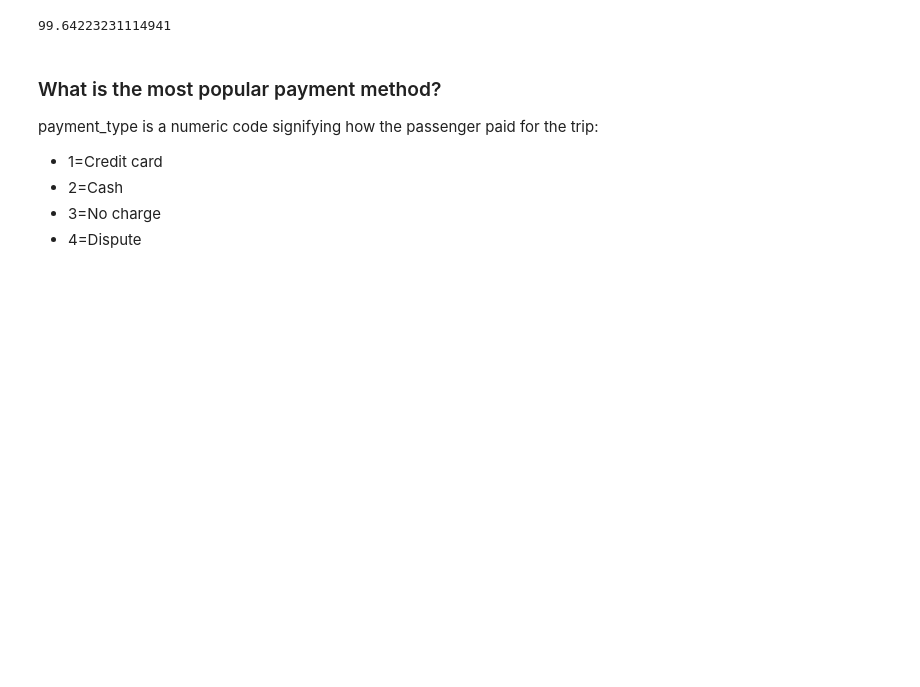
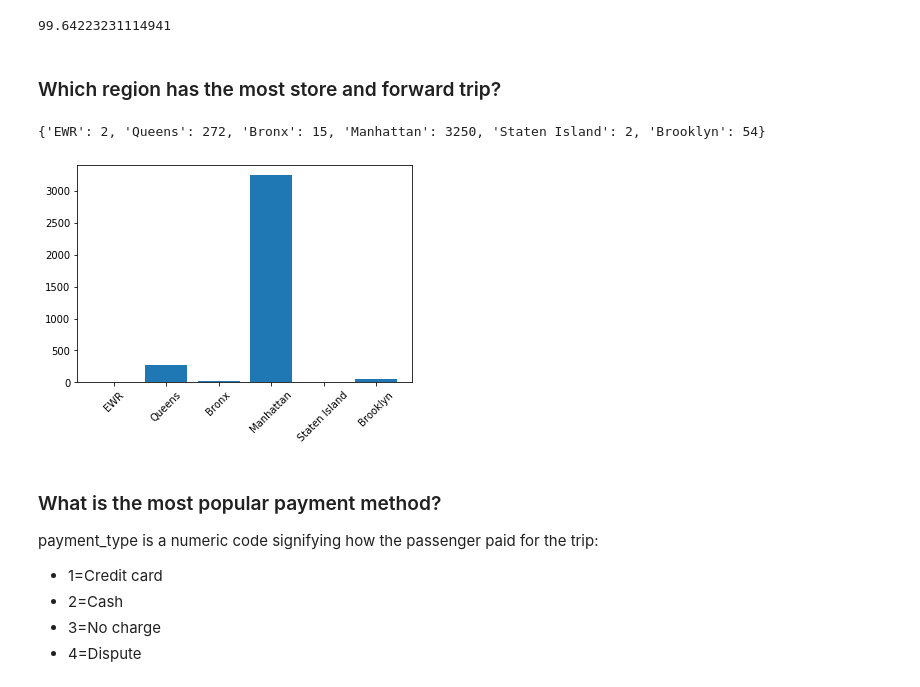
Before and after one commit to maliakber/algorithm-data-model-csc-501, a Jupyter notebook: source/assignment-2/assignment-2-jupnote.ipynb, the cells around one changed output. Saved outputs shown, nothing was run; the diff lists cells and outputs as text; code cells hidden in the pictures; blank space fills up the shorter version.

```diff
--- a/source/assignment-2/assignment-2-jupnote.ipynb
+++ b/source/assignment-2/assignment-2-jupnote.ipynb
@@ -39,9 +48,12 @@ Wall time: 7.51 s
 # %%
+taxiSample["pickup_date"] = taxiSample.tpep_pickup_datetime.dt.day
+taxiSample["pickup_dayofweek"] = taxiSample.tpep_pickup_datetime.dt.weekday
 taxiSample["pickup_weekday"] = taxiSample.tpep_pickup_datetime.dt.weekday_name
 taxiSample["pickup_hour"] = taxiSample.tpep_pickup_datetime.dt.hour
 taxiSample["pickup_month"] = taxiSample.tpep_pickup_datetime.dt.month
 taxiSample["pickup_year"] = taxiSample.tpep_pickup_datetime.dt.year
 # %%
+taxiSample["dropoff_date"] = taxiSample.tpep_dropoff_datetime.dt.day
 taxiSample["dropoff_weekday"] = taxiSample.tpep_dropoff_datetime.dt.weekday_name
 taxiSample["dropoff_hour"] = taxiSample.tpep_dropoff_datetime.dt.hour
 taxiSample["dropoff_month"] = taxiSample.tpep_dropoff_datetime.dt.month
@@ -308,6 +361,22 @@ temp_flag = taxiSample[taxiSample.store_and_fwd_flag=='N']
 (temp_flag.shape[0]*100) / taxiSample.shape[0]  # percentage of record that are N
 # %% [output]
 99.64223231114941
+# %% [markdown]
+### Which region has the most store and forward trip?
+# %%
+flagCount = dict()
+for borough in boroughs:
+    boroughLocationId = df_loc[df_loc.borough==borough].rename(columns={'LocationID':'PULocationID'})
+    totalRideBorough = taxiSample.merge(boroughLocationId, on='PULocationID', how='inner')
+    flagCount[borough] = totalRideBorough[totalRideBorough.store_and_fwd_flag=='Y']['store_and_fwd_flag'].count()
+print(flagCount)
+plt.bar(range(len(flagCount)), list(flagCount.values()), align='center')
+plt.xticks(range(len(flagCount)), list(flagCount.keys()), rotation=45)
+
+plt.show()
+# %% [output]
+{'EWR': 2, 'Queens': 272, 'Bronx': 15, 'Manhattan': 3250, 'Staten Island': 2, 'Brooklyn': 54}
+[figure, added]
 # %% [markdown]
 ### What is the most popular payment method?
 
```
Also changed, not shown: parts of 57 cells of this notebook.
